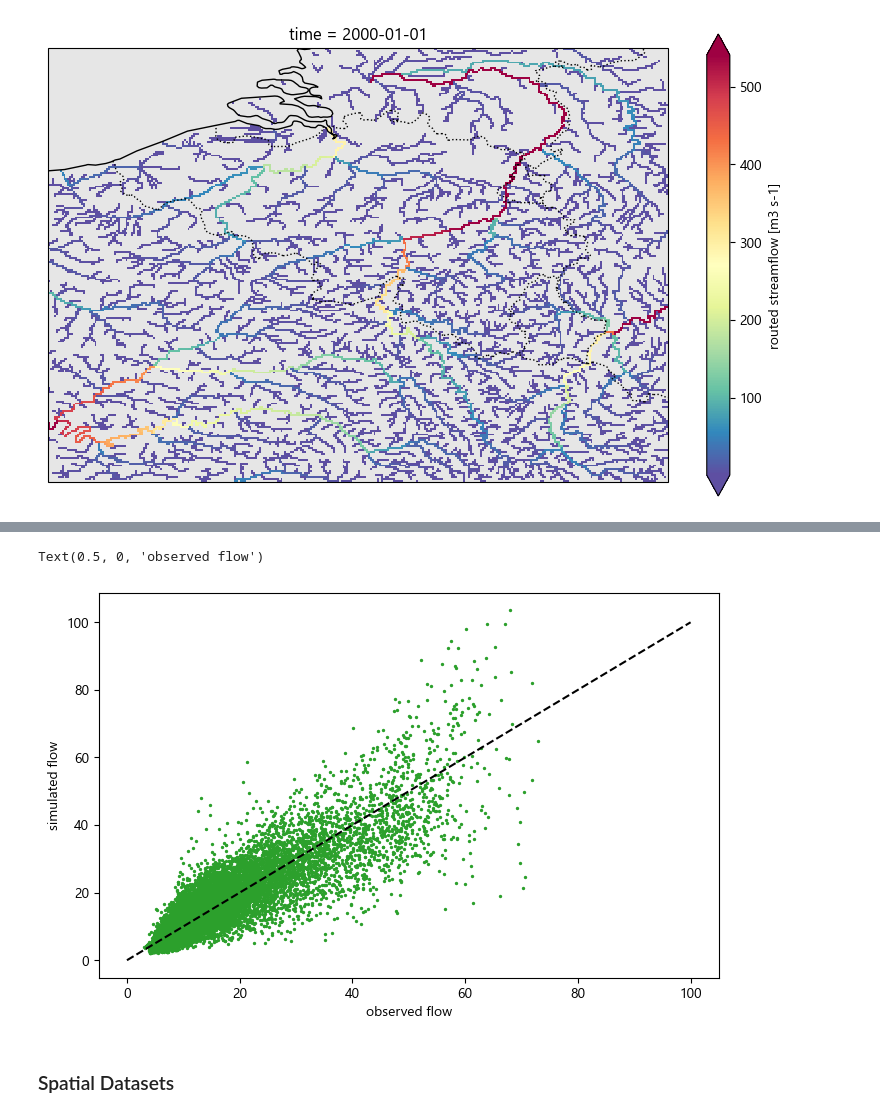
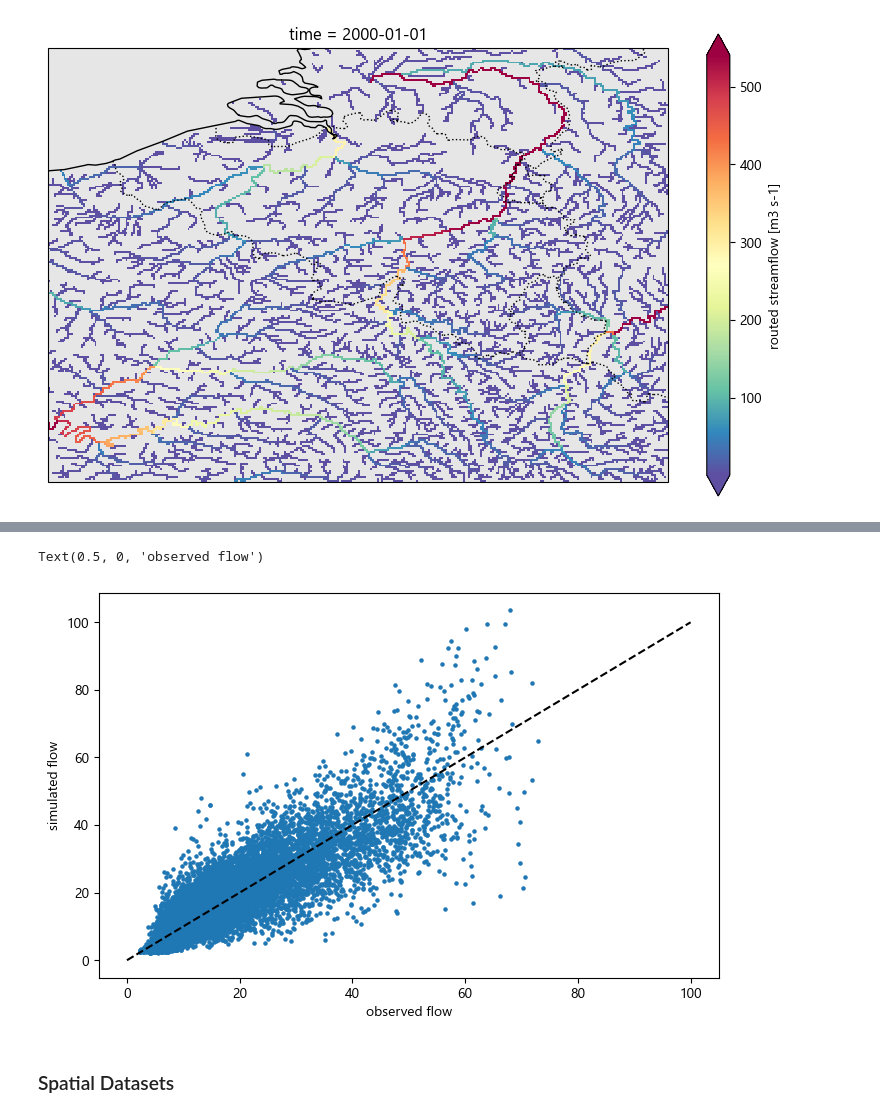
Before and after one commit to klekarkar/mHM_IO_dataprocessing, a Jupyter notebook: model_evaluation.ipynb, the cells around one changed output, grey strips where cells are left out. Cells and saved outputs as stored; diff of their text form; code cells hidden in the pictures.

```diff
--- a/model_evaluation.ipynb
+++ b/model_evaluation.ipynb
@@ -17,7 +17,7 @@ src_dir = r"W:/VUB/_main_research/mHM/flow_data/waterinfo_csv/"
 station_locations = pd.read_csv(src_dir + "mhm_flow_stations_coordinates.csv")
 
 #select a station: change the index to select another station
-station = station_locations.iloc[1,:]
+station = station_locations.iloc[3,:]
 
 observed = pd.read_csv(src_dir + f"{station.stat_name}_Q.csv", parse_dates=True, index_col=0, dayfirst=True)
 sim_flow_mhm = xr.open_dataset(r"W:\VUB\_main_research\mHM\mhm_outputs\mRM_Fluxes_States.nc")
@@ -83,14 +91,14 @@ nse, r2
 # %%
 #scatter plot
 fig, ax = plt.subplots(figsize=(8, 5))
 ax.scatter(observed['Q'][sim_flow.index.min():sim_flow.index.max()],
-           sim_flow['Qrouted'][sim_flow.index.min():sim_flow_calib.index.max()], s=2,c='C12')
+           sim_flow['Qrouted'][sim_flow.index.min():sim_flow_calib.index.max()], s=5,c='C10')
 ax.plot([0, 100], [0, 100], 'k--')
 ax.set_ylabel('simulated flow')
 ax.set_xlabel('observed flow')
 # %% [output]
 Text(0.5, 0, 'observed flow')
-[figure, old version]
+[figure, new version]
 # %% [markdown]
 ### Spatial Datasets
 # %%
```
Also changed, not shown: parts of 15 cells of this notebook, 1 other file.
